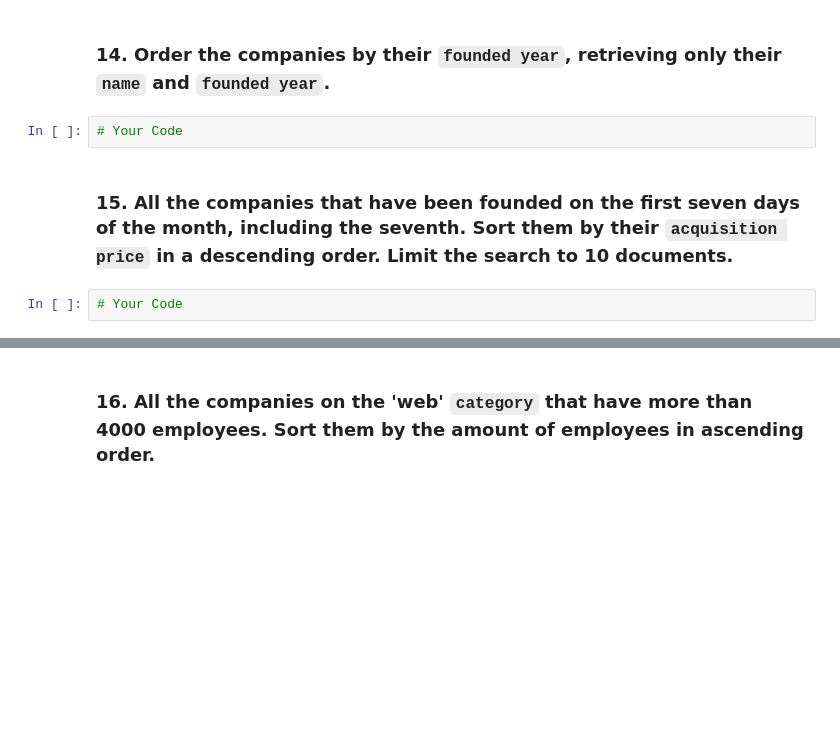
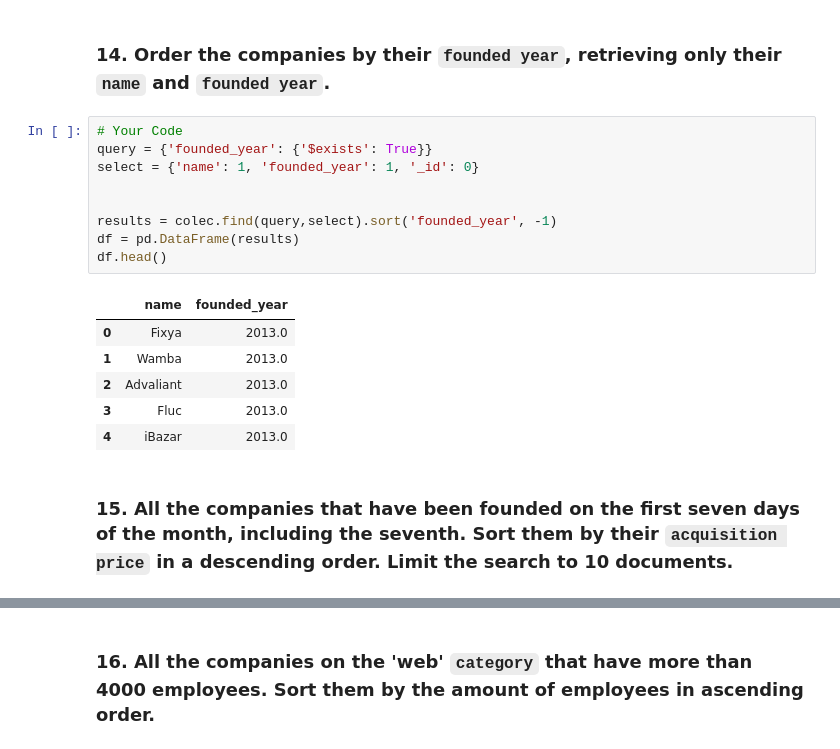
Before and after one commit to Ironhack-Data-Madrid-Abril-2023/3.4-lab_mongo, a Jupyter notebook: your_code/main.ipynb, the cells around one changed output, grey strips where cells are left out. Drawn from its saved outputs; the diff is of its cells as text; blank space fills up the shorter version.

```diff
--- a/your_code/main.ipynb
+++ b/your_code/main.ipynb
@@ -388,9 +388,21 @@ data_filtrado.head()
 | 13803 | Schlumberger | [{'price_amount': 1070000000, 'pr... | 2010 | 1070000000 |
 # %% [markdown]
 ### 14. Order the companies by their `founded year`, retrieving only their `name` and `founded year`.
-# %%
-# Your Code
+# %%
+# Your Code
+query = {'founded_year': {'$exists': True}}
+select = {'name': 1, 'founded_year': 1, '_id': 0}
+
+
+results = colec.find(query,select).sort('founded_year', -1)
+df = pd.DataFrame(results)
+df.head()
+# %% [output]
+|  | name | founded_year |
+| 0 | Fixya | 2013.0 |
+| 1 | Wamba | 2013.0 |
+| 2 | Advaliant | 2013.0 |
+| 3 | Fluc | 2013.0 |
+| 4 | iBazar | 2013.0 |
 # %% [markdown]
 ### 15. All the companies that have been founded on the first seven days of the month, including the seventh. Sort them by their `acquisition price` in a descending order. Limit the search to 10 documents.
-# %%
-# Your Code
```
Also changed, not shown: parts of 4 cells of this notebook.
